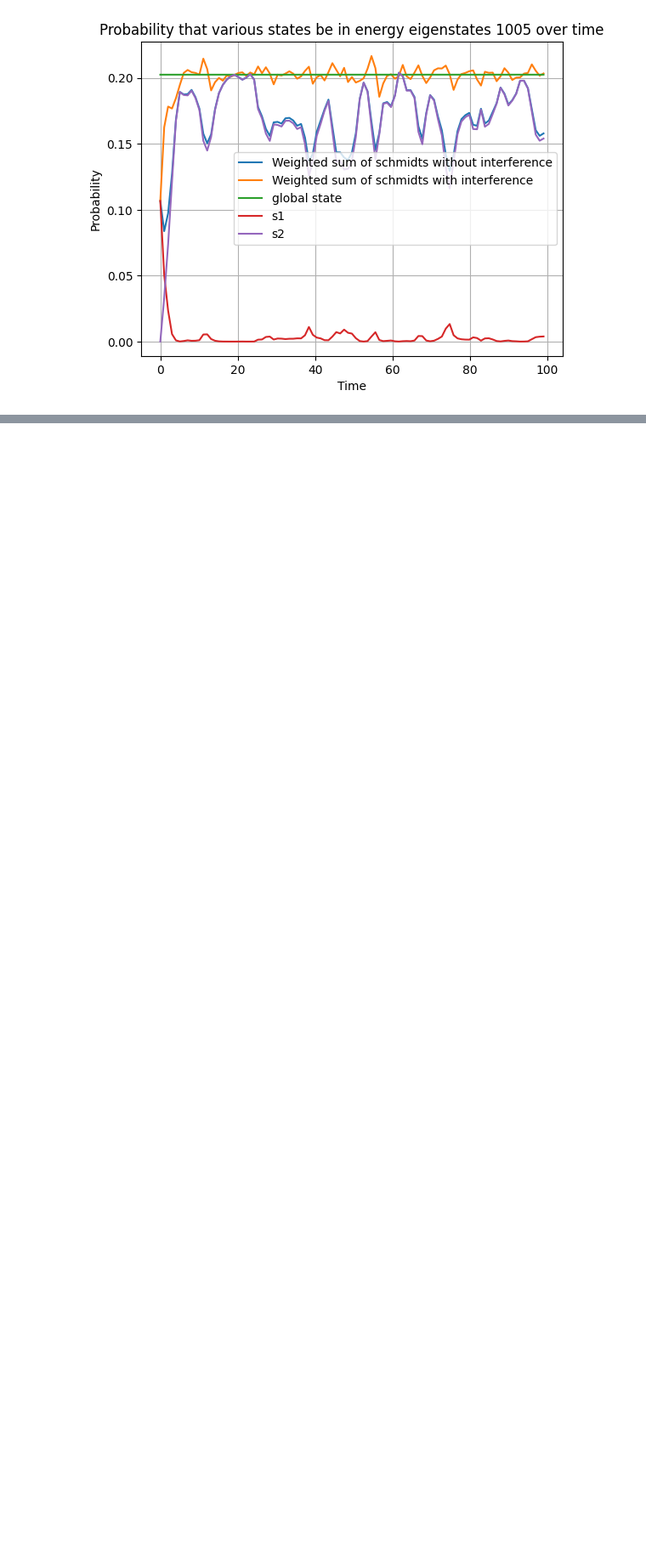
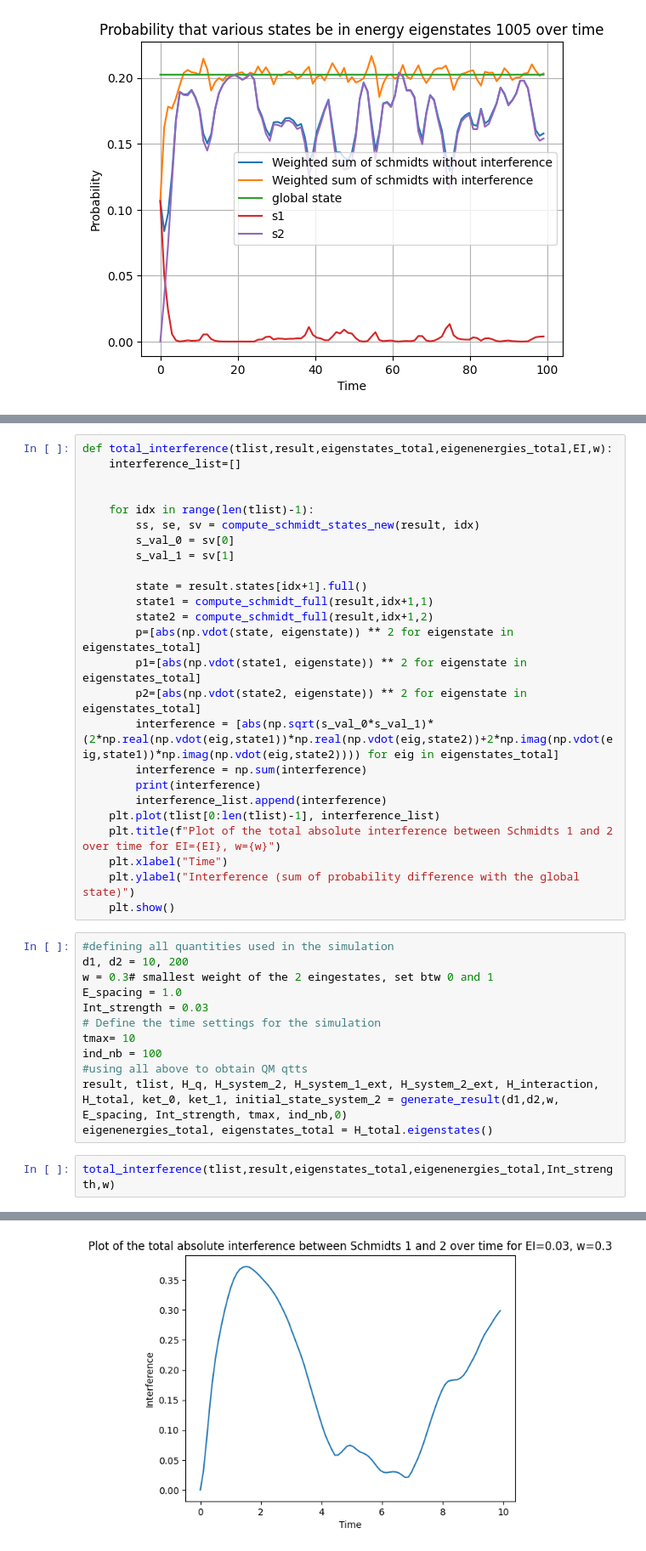
Before and after one commit to MarinAndreGirard/Quantum_Branching, a Jupyter notebook: weight_conservation.ipynb, the cells around one changed output, grey strips where cells are left out. Shown at 85% size. Drawn from its saved outputs; the diff is of its cells as text; blank space fills up the shorter version.

```diff
--- a/weight_conservation.ipynb
+++ b/weight_conservation.ipynb
@@ -329,0 +333,40 @@ Annoyingly, they dont seem to add up to explaining the zeros in the edges of the
+# %%
+def total_interference(tlist,result,eigenstates_total,eigenenergies_total,EI,w):
+    interference_list=[]
+
+
+    for idx in range(len(tlist)-1):
+        ss, se, sv = compute_schmidt_states_new(result, idx)
+        s_val_0 = sv[0]
+        s_val_1 = sv[1]
+
+        state = result.states[idx+1].full()
+        state1 = compute_schmidt_full(result,idx+1,1)
+        state2 = compute_schmidt_full(result,idx+1,2)
+        p=[abs(np.vdot(state, eigenstate)) ** 2 for eigenstate in eigenstates_total]
+        p1=[abs(np.vdot(state1, eigenstate)) ** 2 for eigenstate in eigenstates_total]
+        p2=[abs(np.vdot(state2, eigenstate)) ** 2 for eigenstate in eigenstates_total]
+        interference = [abs(np.sqrt(s_val_0*s_val_1)*(2*np.real(np.vdot(eig,state1))*np.real(np.vdot(eig,state2))+2*np.imag(np.vdot(eig,state1))*np.imag(np.vdot(eig,state2)))) for eig in eigenstates_total]
+        interference = np.sum(interference)
+        print(interference)
+        interference_list.append(interference)
+    plt.plot(tlist[0:len(tlist)-1], interference_list)
+    plt.title(f"Plot of the total absolute interference between Schmidts 1 and 2 over time for EI={EI}, w={w}")
+    plt.xlabel("Time")
+    plt.ylabel("Interference (sum of probability difference with the global state)")
+    plt.show()
+# %%
+#defining all quantities used in the simulation
+d1, d2 = 10, 200
+w = 0.3# smallest weight of the 2 eingestates, set btw 0 and 1
+E_spacing = 1.0
+Int_strength = 0.03
+# Define the time settings for the simulation
+tmax= 10
+ind_nb = 100
+#using all above to obtain QM qtts
+result, tlist, H_q, H_system_2, H_system_1_ext, H_system_2_ext, H_interaction, H_total, ket_0, ket_1, initial_state_system_2 = generate_result(d1,d2,w, E_spacing, Int_strength, tmax, ind_nb,0)
+eigenenergies_total, eigenstates_total = H_total.eigenstates()
+# %%
+total_interference(tlist,result,eigenstates_total,eigenenergies_total,Int_strength,w)
+# %% [output]
@@ -329,0 +390 @@ Annoyingly, they dont seem to add up to explaining the zeros in the edges of the
+[figure, added]
```
Also changed, not shown: parts of 2 cells of this notebook, 4 other files.
